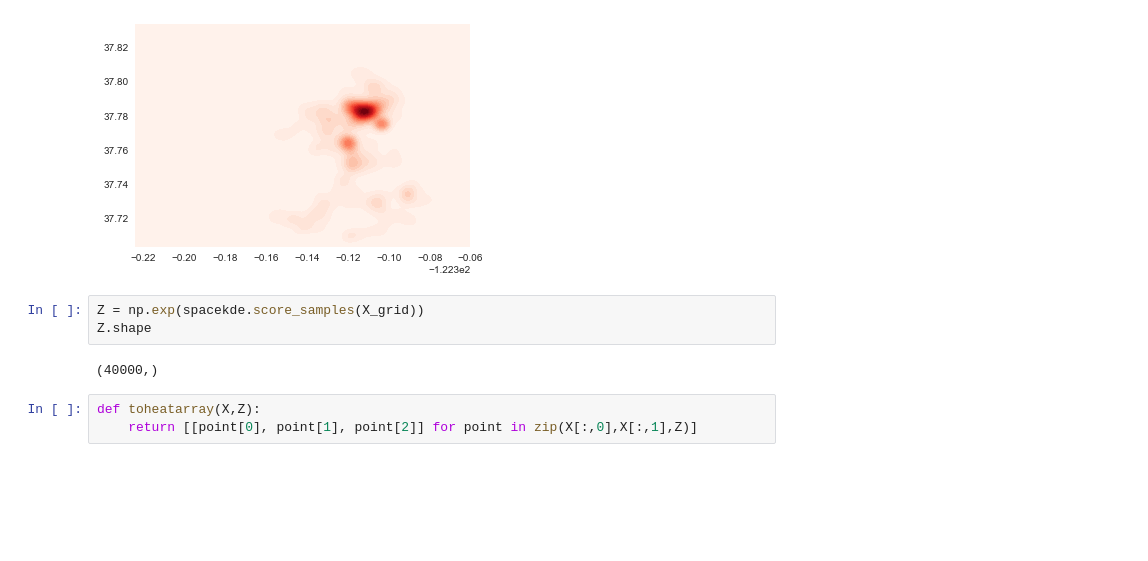
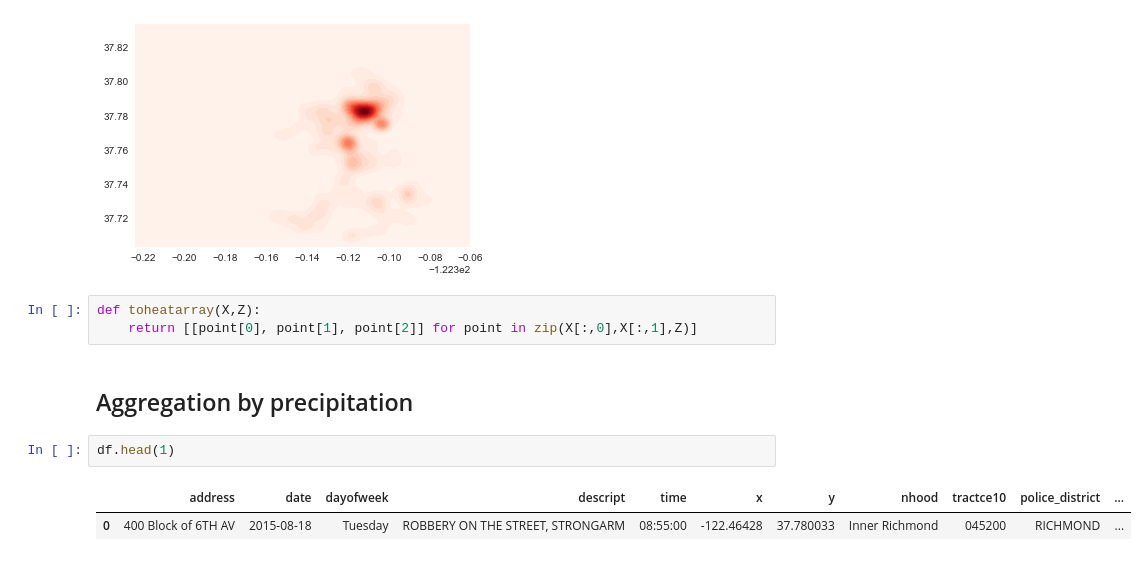
Before and after one commit to jayqi/sf-walk-safety, a Jupyter notebook: ipynbs/Robbery Histograms and KDEs.ipynb, the cells around one changed output. Saved outputs shown, nothing was run; the diff lists cells and outputs as text; blank space fills up the shorter version.

```diff
--- a/ipynbs/Robbery Histograms and KDEs.ipynb
+++ b/ipynbs/Robbery Histograms and KDEs.ipynb
@@ -170,11 +189,13 @@ plt.contourf(xv, yv, Z, levels=levels, cmap=plt.cm.Reds)
 # %% [output]
 <matplotlib.contour.QuadContourSet at 0x...>
 [figure]
-# %%
-Z = np.exp(spacekde.score_samples(X_grid))
-Z.shape
-# %% [output]
-(40000,)
 # %%
 def toheatarray(X,Z):
     return [[point[0], point[1], point[2]] for point in zip(X[:,0],X[:,1],Z)]
+# %% [markdown]
+## Aggregation by precipitation
+# %%
+df.head(1)
+# %% [output]
+|  | address | date | dayofweek | descript | time | x | y | nhood | tractce10 | police_district | ... |
+| 0 | 400 Block of 6TH AV | 2015-08-18 | Tuesday | ROBBERY ON THE STREET, STRONGARM | 08:55:00 | -122.46428 | 37.780033 | Inner Richmond | 045200 | RICHMOND | ... |
```
Also changed, not shown: parts of 10 cells of this notebook.
